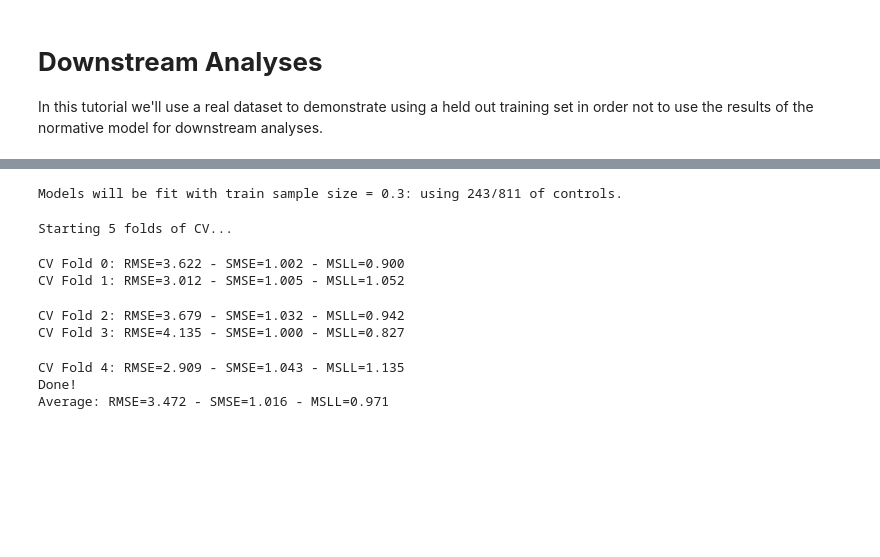
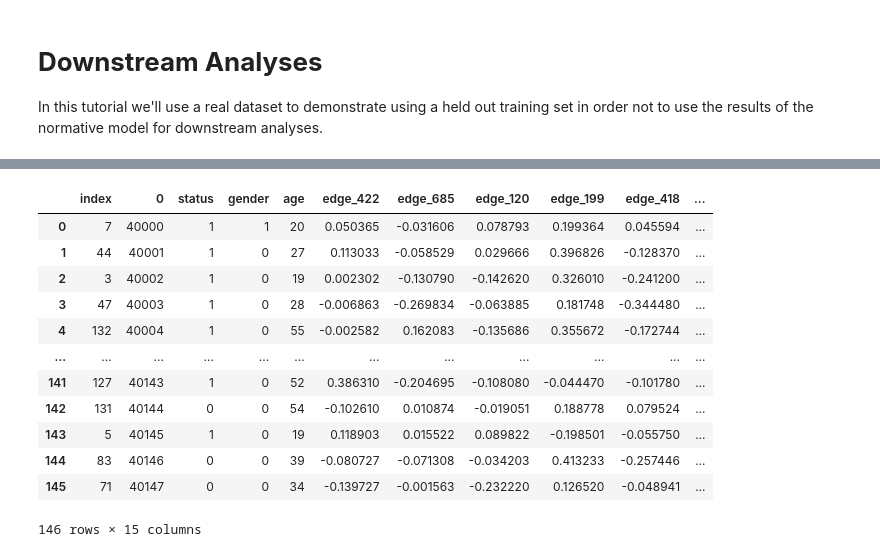
Before and after one commit to ppsp-team/PyNM, a Jupyter notebook: tutorials/6-downstream_analyses.ipynb, the cells around one changed output, grey strips where cells are left out. Drawn from its saved outputs; the diff is of its cells as text; code cells hidden in the pictures; blank space fills up the shorter version.

```diff
--- a/tutorials/6-downstream_analyses.ipynb
+++ b/tutorials/6-downstream_analyses.ipynb
@@ -71,15 +92,19 @@ df['train_sample'] = 1
-# %%
-m = PyNM(df,'edge_173','train_sample',['c(Age)','c(Gender)'],train_sample=0.3)
-# %% [output]
-Models will be fit with train sample size = 0.3: using 243/811 of controls.
-# %%
-m.gp_normative_model(cv_folds=5)
-# %% [output]
-Starting 5 folds of CV...
-CV Fold 0: RMSE=3.622 - SMSE=1.002 - MSLL=0.900
-CV Fold 1: RMSE=3.012 - SMSE=1.005 - MSLL=1.052
-CV Fold 2: RMSE=3.679 - SMSE=1.032 - MSLL=0.942
-CV Fold 3: RMSE=4.135 - SMSE=1.000 - MSLL=0.827
-CV Fold 4: RMSE=2.909 - SMSE=1.043 - MSLL=1.135
-Done!
-Average: RMSE=3.472 - SMSE=1.016 - MSLL=0.971
+# %%
+edge_names = [f"edge_{i}" for i in top_edges]
+df = pd.DataFrame(connectomes[:,top_edges],columns = edge_names)
+pheno = pd.concat([pheno,df],axis=1)
+pheno
+# %% [output]
+|  | index | 0 | status | gender | age | edge_422 | edge_685 | edge_120 | edge_199 | edge_418 | ... |
+| 0 | 7 | 40000 | 1 | 1 | 20 | 0.050365 | -0.031606 | 0.078793 | 0.199364 | 0.045594 | ... |
+| 1 | 44 | 40001 | 1 | 0 | 27 | 0.113033 | -0.058529 | 0.029666 | 0.396826 | -0.128370 | ... |
+| 2 | 3 | 40002 | 1 | 0 | 19 | 0.002302 | -0.130790 | -0.142620 | 0.326010 | -0.241200 | ... |
+| 3 | 47 | 40003 | 1 | 0 | 28 | -0.006863 | -0.269834 | -0.063885 | 0.181748 | -0.344480 | ... |
+| 4 | 132 | 40004 | 1 | 0 | 55 | -0.002582 | 0.162083 | -0.135686 | 0.355672 | -0.172744 | ... |
+| ... | ... | ... | ... | ... | ... | ... | ... | ... | ... | ... | ... |
+| 141 | 127 | 40143 | 1 | 0 | 52 | 0.386310 | -0.204695 | -0.108080 | -0.044470 | -0.101780 | ... |
+| 142 | 131 | 40144 | 0 | 0 | 54 | -0.102610 | 0.010874 | -0.019051 | 0.188778 | 0.079524 | ... |
+| 143 | 5 | 40145 | 1 | 0 | 19 | 0.118903 | 0.015522 | 0.089822 | -0.198501 | -0.055750 | ... |
+| 144 | 83 | 40146 | 0 | 0 | 39 | -0.080727 | -0.071308 | -0.034203 | 0.413233 | -0.257446 | ... |
+| 145 | 71 | 40147 | 0 | 0 | 34 | -0.139727 | -0.001563 | -0.232220 | 0.126520 | -0.048941 | ... |
+146 rows × 15 columns
```
Also changed, not shown: parts of 30 cells of this notebook.
